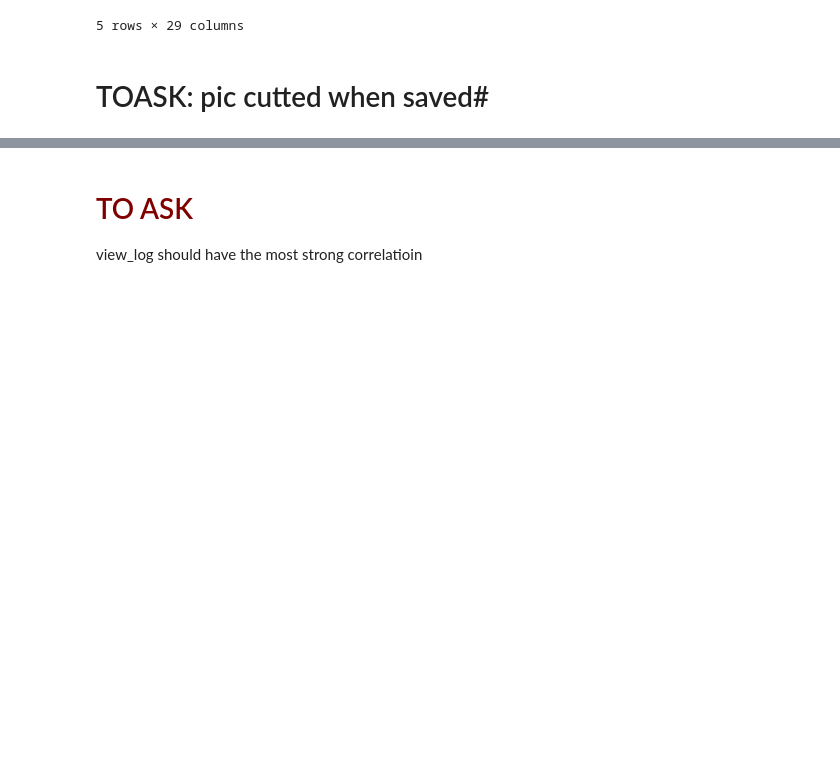
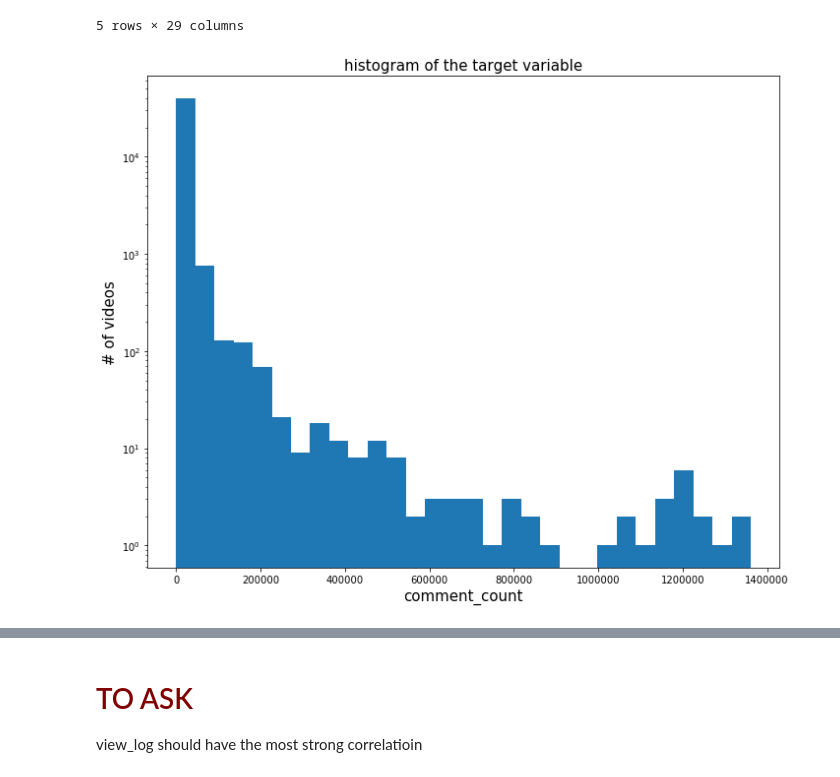
Before and after one commit to tongxinw/YouTube_video_analysis, a Jupyter notebook: process.ipynb, the cells around one changed output, grey strips where cells are left out. Drawn from its saved outputs; the diff is of its cells as text; code cells hidden in the pictures; blank space fills up the shorter version.

```diff
--- a/process.ipynb
+++ b/process.ipynb
@@ -165,8 +190,25 @@ df_preprocessed.head()
 | 3 | 0.0 | 0.0 | 0.0 | 1.0 | 0.0 | 0.0 | ... |
 | 4 | 0.0 | 0.0 | 0.0 | 1.0 | 0.0 | 0.0 | ... |
 5 rows × 29 columns
-# %% [markdown]
-# TOASK: pic cutted when saved#
+# %%
+plt.figure(figsize=(10,8))
+
+# draw on the figure, define the properties of the line or marker
+# plt.hist(y,bins=30,log=True)
+df['comment_count'].hist(bins=30,log=True,grid=False)
+
+# modify the properties of the figure
+# axis labels, title, x and y limits, etc.
+plt.xlabel('comment_count', fontsize = 15)
+plt.ylabel('# of videos', fontsize = 15)
+plt.title('histogram of the target variable', fontsize = 15)
+plt.tight_layout()
+
+# show the figure in the notebook or save it as a file
+plt.savefig('figures/y_hist.png',dpi=300)
+plt.show()
+# %% [output]
+[figure, added]
 # %%
 # which categories are easier to be trending videos
 # print(df['category_name'].value_counts())
```
Also changed, not shown: parts of 16 cells of this notebook, 9 other files.
